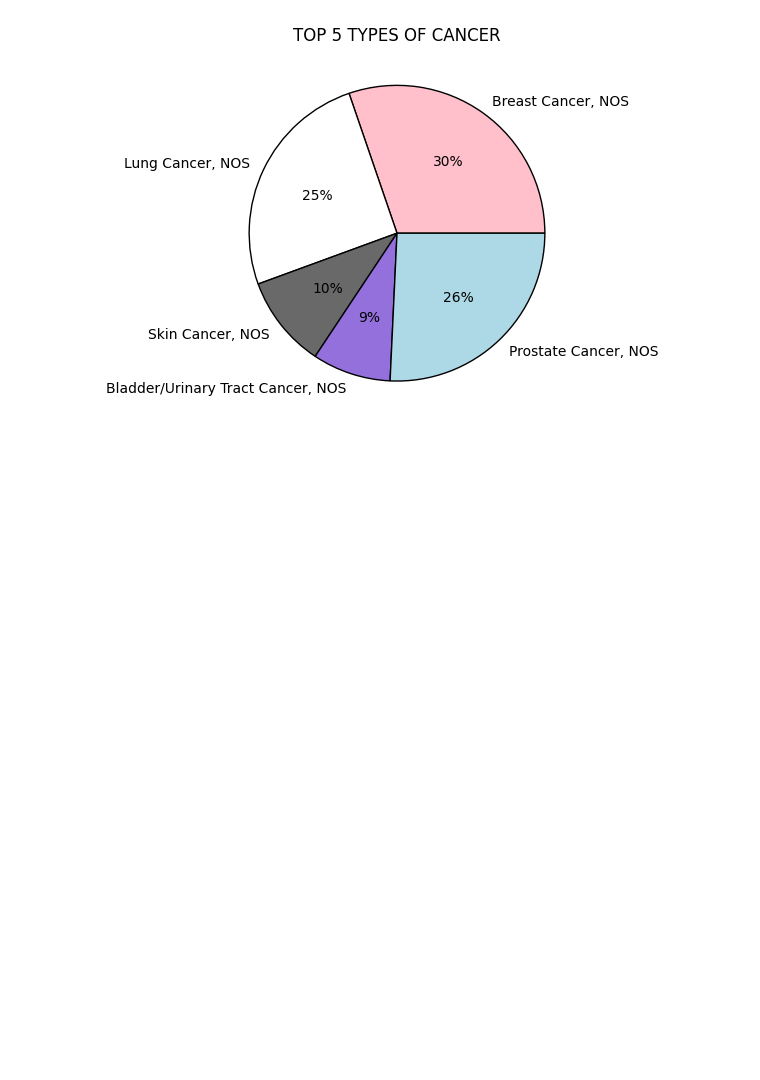
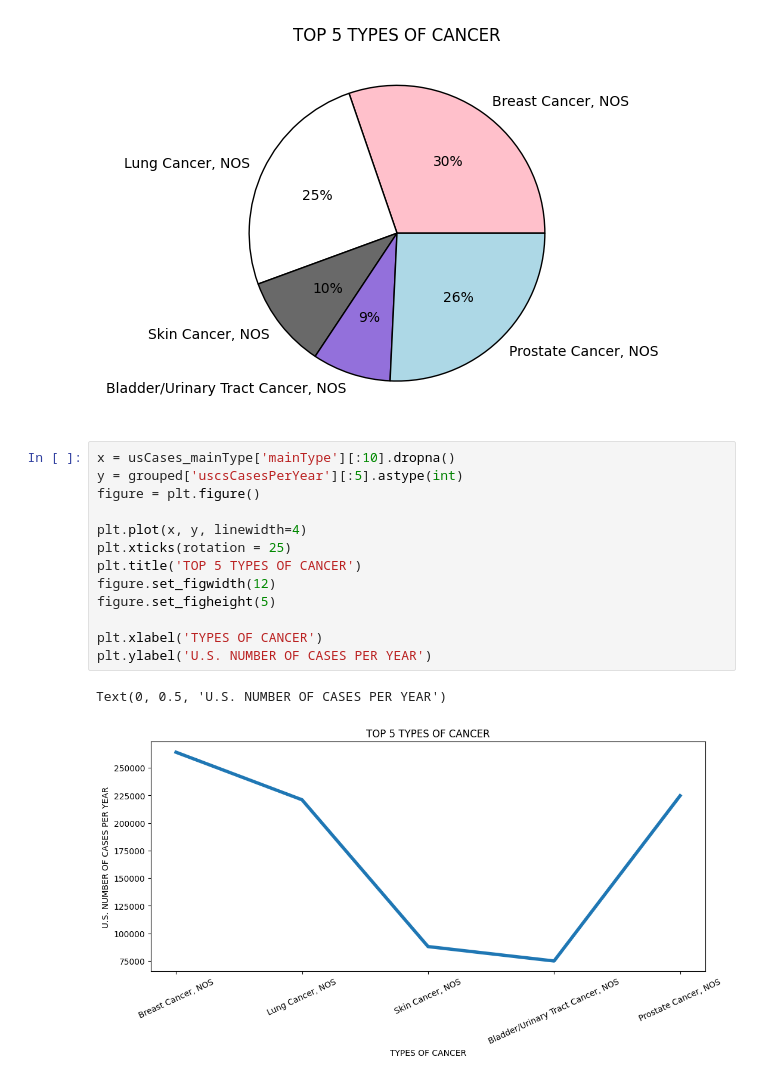
Before and after one commit to blwishom/etav_project, a Jupyter notebook: etav.ipynb, the cells around one changed output. Saved outputs shown, nothing was run; the diff lists cells and outputs as text; blank space fills up the shorter version.

```diff
--- a/etav.ipynb
+++ b/etav.ipynb
@@ -223,3 +224,19 @@ plt.title('TOP 5 TYPES OF CANCER')
 # %% [output]
 Text(0.5, 1.0, 'TOP 5 TYPES OF CANCER')
 [figure]
+# %%
+x = usCases_mainType['mainType'][:10].dropna()
+y = grouped['uscsCasesPerYear'][:5].astype(int)
+figure = plt.figure()
+
+plt.plot(x, y, linewidth=4)
+plt.xticks(rotation = 25)
+plt.title('TOP 5 TYPES OF CANCER')
+figure.set_figwidth(12)
+figure.set_figheight(5)
+
+plt.xlabel('TYPES OF CANCER')
+plt.ylabel('U.S. NUMBER OF CASES PER YEAR')
+# %% [output]
+Text(0, 0.5, 'U.S. NUMBER OF CASES PER YEAR')
+[figure, added]
```
Also changed, not shown: parts of 3 cells of this notebook.
